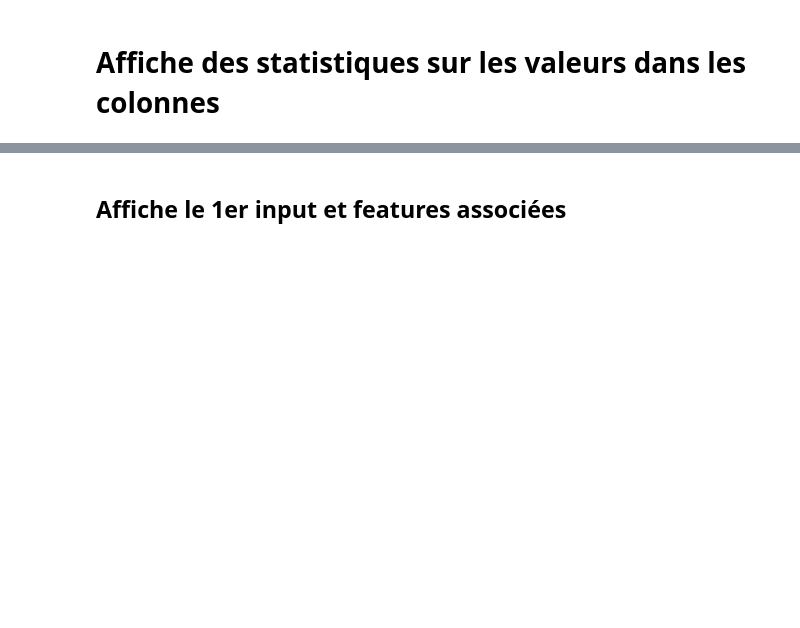
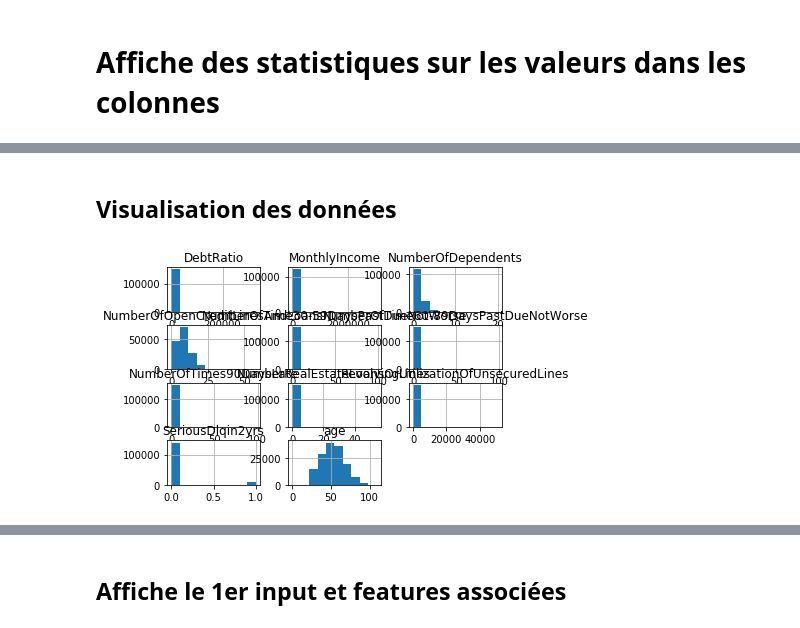
Before and after one commit to Simplon-IA-Bdx-1/give-me-some-credit-laurent-33, a Jupyter notebook: 191007 GiveMeCredit - 01data prepare.ipynb, the cells around one changed output, grey strips where cells are left out. Saved outputs shown, nothing was run; the diff lists cells and outputs as text; code cells hidden in the pictures; blank space fills up the shorter version.

Commit message:
Ajout visualisation de données sur les features et l'output 1 proba

```diff
--- a/191007 GiveMeCredit - 01data prepare.ipynb
+++ b/191007 GiveMeCredit - 01data prepare.ipynb
@@ -37,0 +111,6 @@ df.describe()
+# %% [markdown]
+## Visualisation des données
+# %%
+df.hist();
+# %% [output]
+[figure, added]
```
Also changed, not shown: parts of 12 cells of this notebook, 2 other files.
